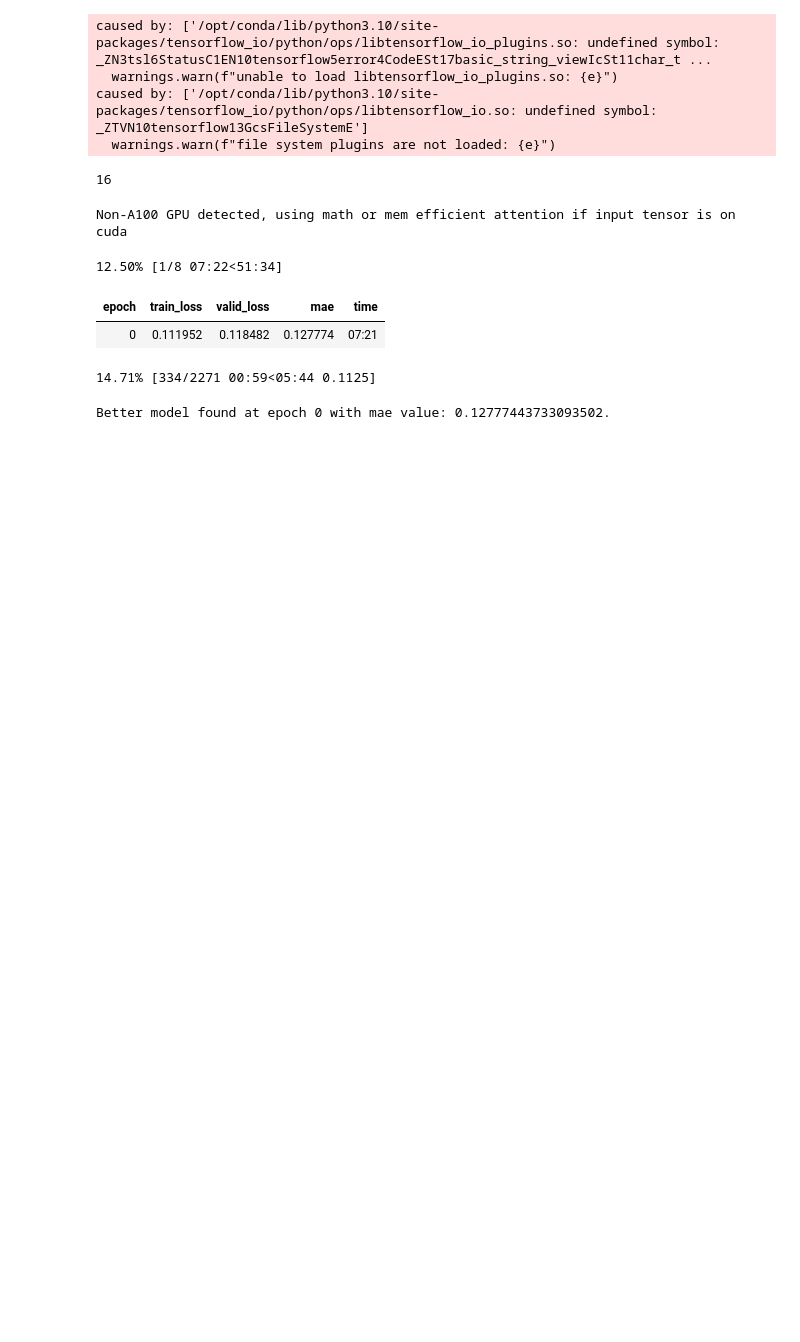
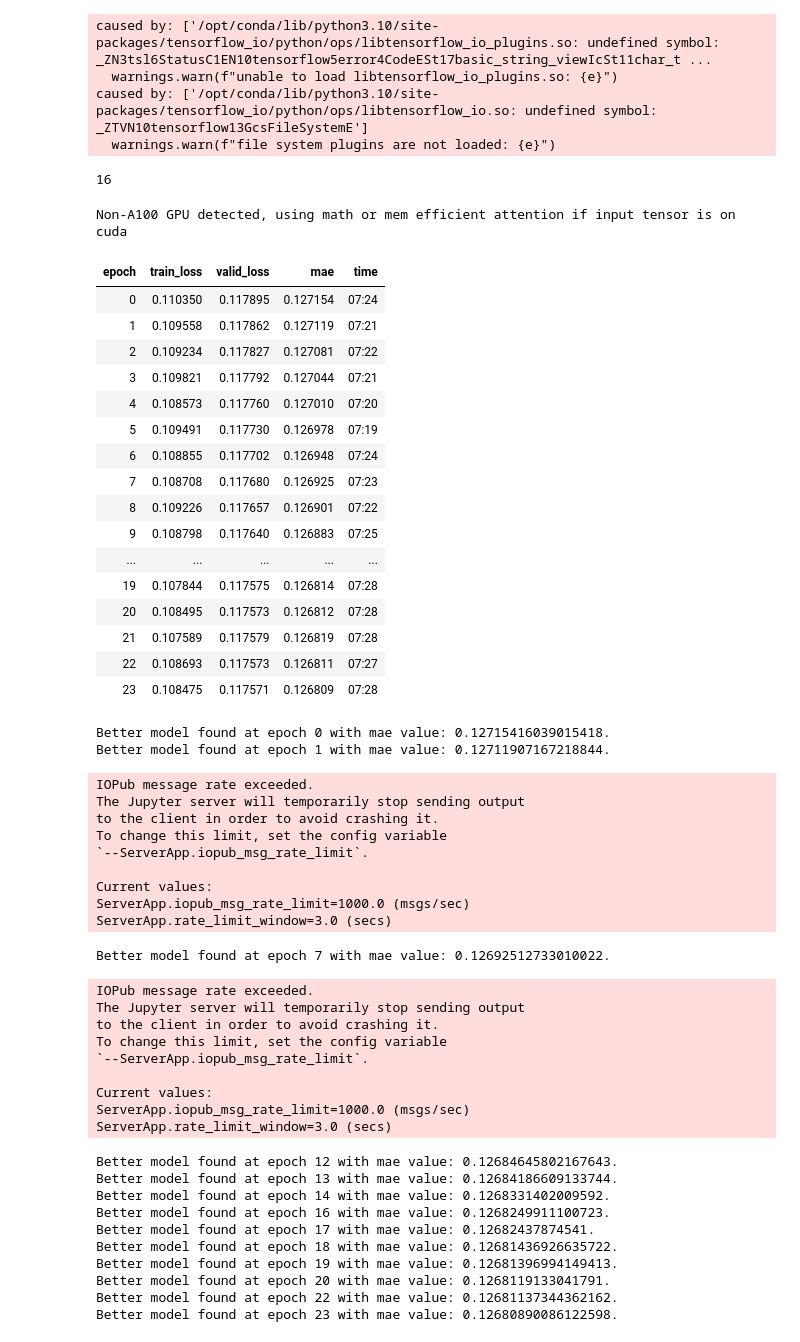
Before and after one commit to DrHB/rna-stanford, a Jupyter notebook: exp/exp_22_ft.ipynb, the cells around one changed output. Drawn from its saved outputs; the diff is of its cells as text; code cells hidden in the pictures; blank space fills up the shorter version.

```diff
--- a/exp/exp_22_ft.ipynb
+++ b/exp/exp_22_ft.ipynb
@@ -39,10 +39,10 @@ class CFG:
     depth = 12
     dim_head = 32
 
-    epoch = 8
+    epoch = 24
     lr = 5e-6
     wd = 0.05
-    pct_start = 0.02
+    pct_start = 0.01
 
     md_wt = 'exp_22/models/model.pth'
 
@@ -106,22 +106,67 @@ gc.collect()
 # %%
 
 learn = Learner(data,
                 getattr(rnacomp.models, CFG.model_name)(dim = CFG.dim).cuda(),
                 path = CFG.out,
                 loss_func=loss_laplace,
                 cbs=[GradientClip(3.0),
+                    EMACallback(),
                     CSVLogger(),
                     SaveModelCallback(monitor='mae',comp=np.less,at_end=True)],
                 metrics=[MAE()]).to_fp16()
-learn.model.load_state_dict(torch.load(CFG.md_wt))
+#learn.model.load_state_dict(torch.load(CFG.md_wt))
+learn.load('model')
 learn.fit_one_cycle(CFG.epoch, lr_max=CFG.lr, wd=CFG.wd, pct_start=CFG.pct_start)
 # %% [output]
 Non-A100 GPU detected, using math or mem efficient attention if input tensor is on cuda
+| epoch | train_loss | valid_loss | mae | time |
+| 0 | 0.110350 | 0.117895 | 0.127154 | 07:24 |
+| 1 | 0.109558 | 0.117862 | 0.127119 | 07:21 |
+| 2 | 0.109234 | 0.117827 | 0.127081 | 07:22 |
+| 3 | 0.109821 | 0.117792 | 0.127044 | 07:21 |
+| 4 | 0.108573 | 0.117760 | 0.127010 | 07:20 |
+| 5 | 0.109491 | 0.117730 | 0.126978 | 07:19 |
+| 6 | 0.108855 | 0.117702 | 0.126948 | 07:24 |
+| 7 | 0.108708 | 0.117680 | 0.126925 | 07:23 |
+| 8 | 0.109226 | 0.117657 | 0.126901 | 07:22 |
+| 9 | 0.108798 | 0.117640 | 0.126883 | 07:25 |
+| ... | ... | ... | ... | ... |
+| 19 | 0.107844 | 0.117575 | 0.126814 | 07:28 |
+| 20 | 0.108495 | 0.117573 | 0.126812 | 07:28 |
+| 21 | 0.107589 | 0.117579 | 0.126819 | 07:28 |
+| 22 | 0.108693 | 0.117573 | 0.126811 | 07:27 |
+| 23 | 0.108475 | 0.117571 | 0.126809 | 07:28 |
-12.50% [1/8 07:22<51:34]
+Better model found at epoch 0 with mae value: 0.12715416039015418.
+Better model found at epoch 1 with mae value: 0.12711907167218844.
-| epoch | train_loss | valid_loss | mae | time |
-| 0 | 0.111952 | 0.118482 | 0.127774 | 07:21 |
-14.71% [334/2271 00:59<05:44 0.1125]
+IOPub message rate exceeded.
+The Jupyter server will temporarily stop sending output
+to the client in order to avoid crashing it.
+To change this limit, set the config variable
+`--ServerApp.iopub_msg_rate_limit`.
+
+Current values:
+ServerApp.iopub_msg_rate_limit=1000.0 (msgs/sec)
+ServerApp.rate_limit_window=3.0 (secs)
-Better model found at epoch 0 with mae value: 0.12777443733093502.
+Better model found at epoch 7 with mae value: 0.12692512733010022.
+IOPub message rate exceeded.
+The Jupyter server will temporarily stop sending output
+to the client in order to avoid crashing it.
+To change this limit, set the config variable
+`--ServerApp.iopub_msg_rate_limit`.
+
+Current values:
+ServerApp.iopub_msg_rate_limit=1000.0 (msgs/sec)
+ServerApp.rate_limit_window=3.0 (secs)
+Better model found at epoch 12 with mae value: 0.12684645802167643.
+Better model found at epoch 13 with mae value: 0.12684186609133744.
+Better model found at epoch 14 with mae value: 0.1268331402009592.
+Better model found at epoch 16 with mae value: 0.1268249911100723.
+Better model found at epoch 17 with mae value: 0.12682437874541.
+Better model found at epoch 18 with mae value: 0.12681436926635722.
+Better model found at epoch 19 with mae value: 0.12681396994149413.
+Better model found at epoch 20 with mae value: 0.1268119133041791.
+Better model found at epoch 22 with mae value: 0.12681137344362162.
+Better model found at epoch 23 with mae value: 0.12680890086122598.
 # %%
 res = dict()
 for l in df_valid["L"].unique():
```
Also changed, not shown: parts of 2 cells of this notebook, 3 other files.
